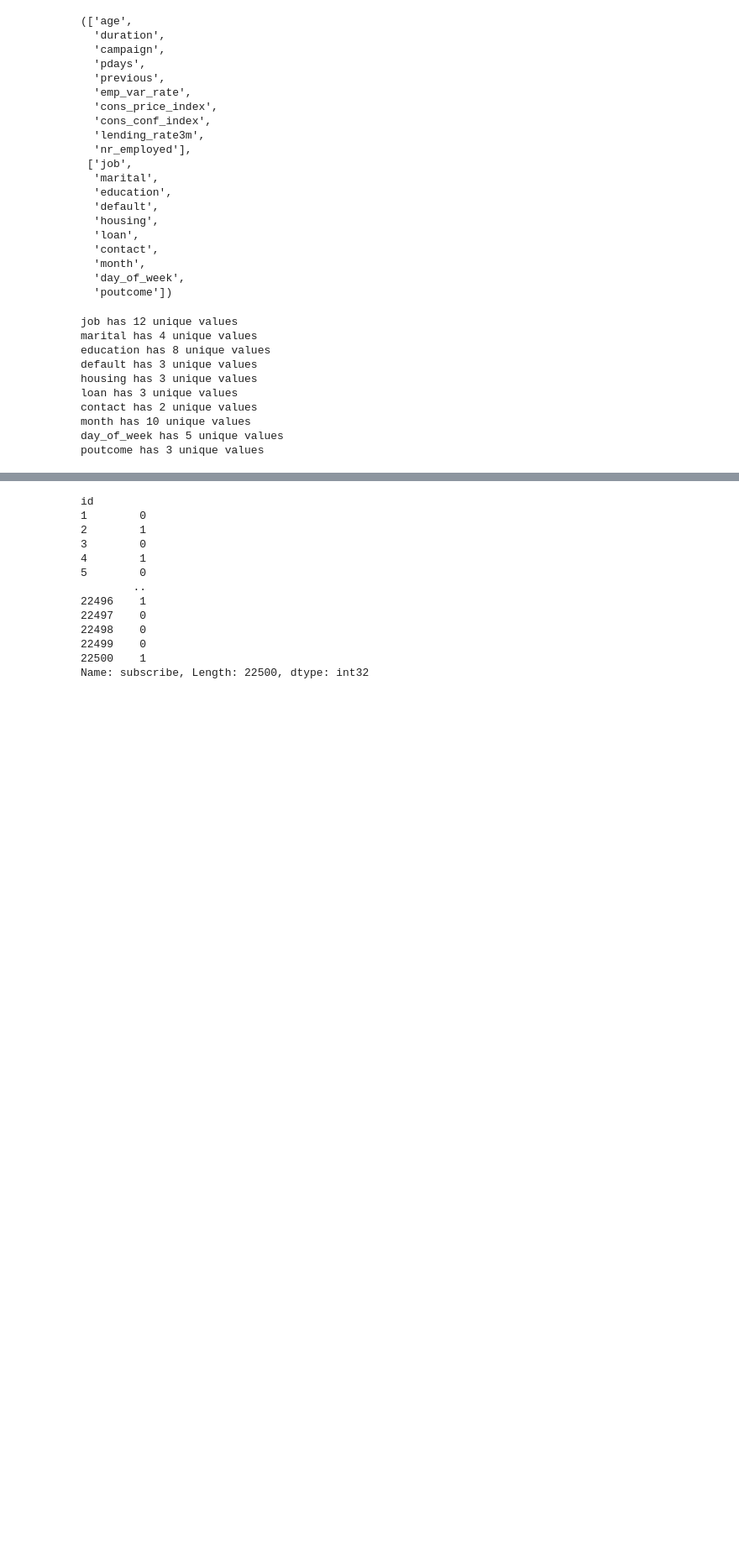
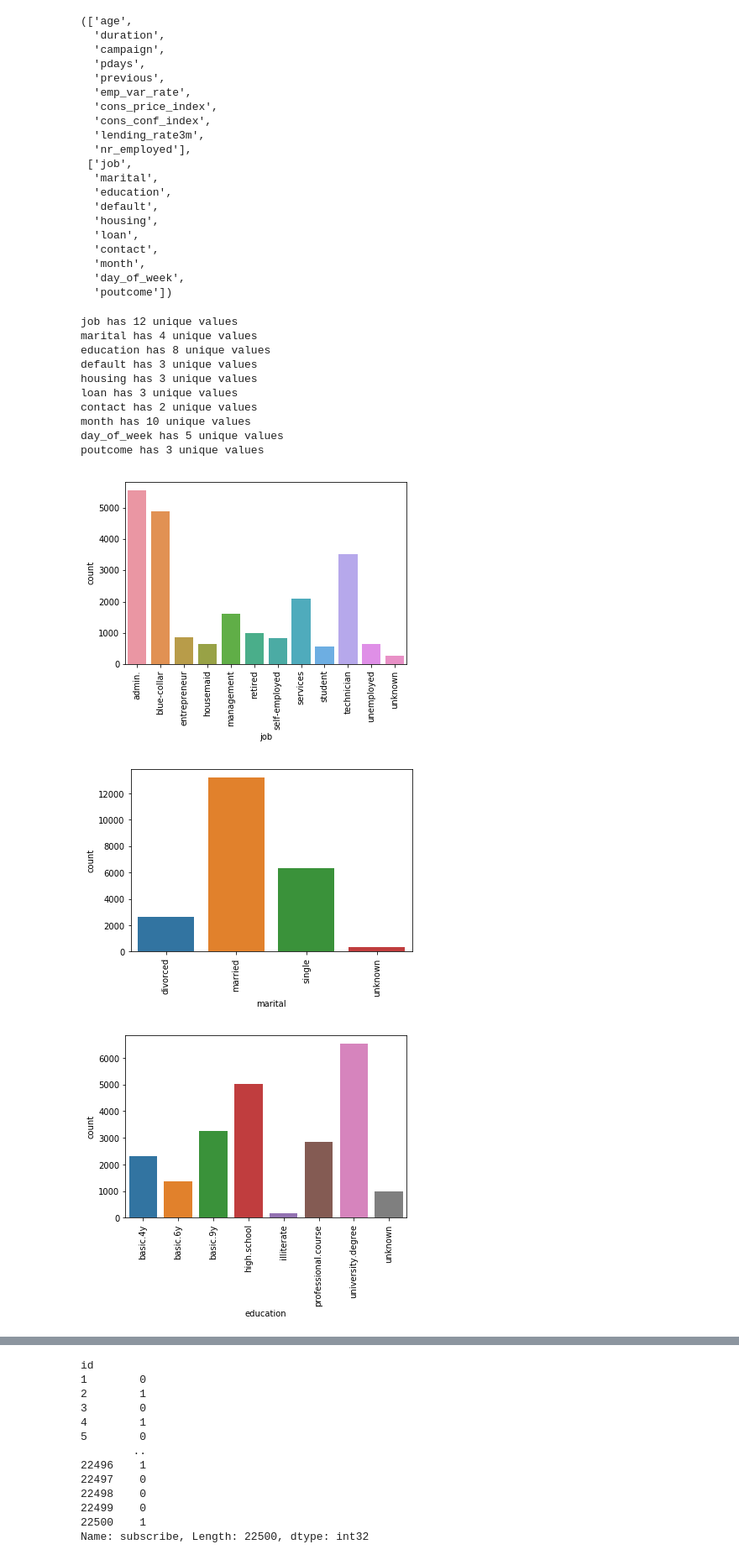
Before and after one commit to YufeiHouAnne/-, a Jupyter notebook: lightgbm.ipynb, the cells around one changed output, grey strips where cells are left out. Shown at 84% size. Cells and saved outputs as stored; diff of their text form; code cells hidden in the pictures; blank space fills up the shorter version.

```diff
--- a/lightgbm.ipynb
+++ b/lightgbm.ipynb
@@ -126,8 +126,12 @@ poutcome has 3 unique values
 # %%
 import seaborn as sns
 import matplotlib.pyplot as plt
 
-# for f in categorical_feature:
-#     sns.countplot(x=f, data=train)
-#     plt.xticks(rotation=90)
-#     plt.show()
+for f in categorical_feature:
+    sns.countplot(x=f, data=train)
+    plt.xticks(rotation=90)
+    plt.show()
+# %% [output]
+[figure, added]
+[figure, added]
+[figure, added]
```
Also changed, not shown: parts of 8 cells of this notebook.
